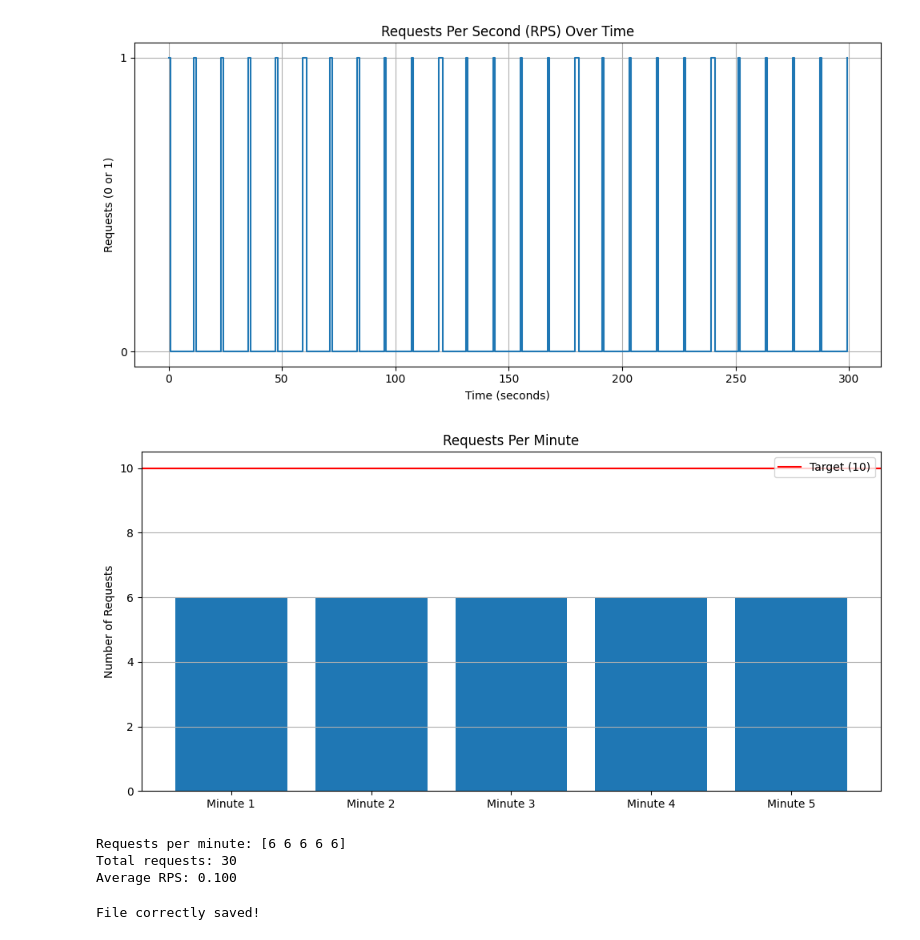
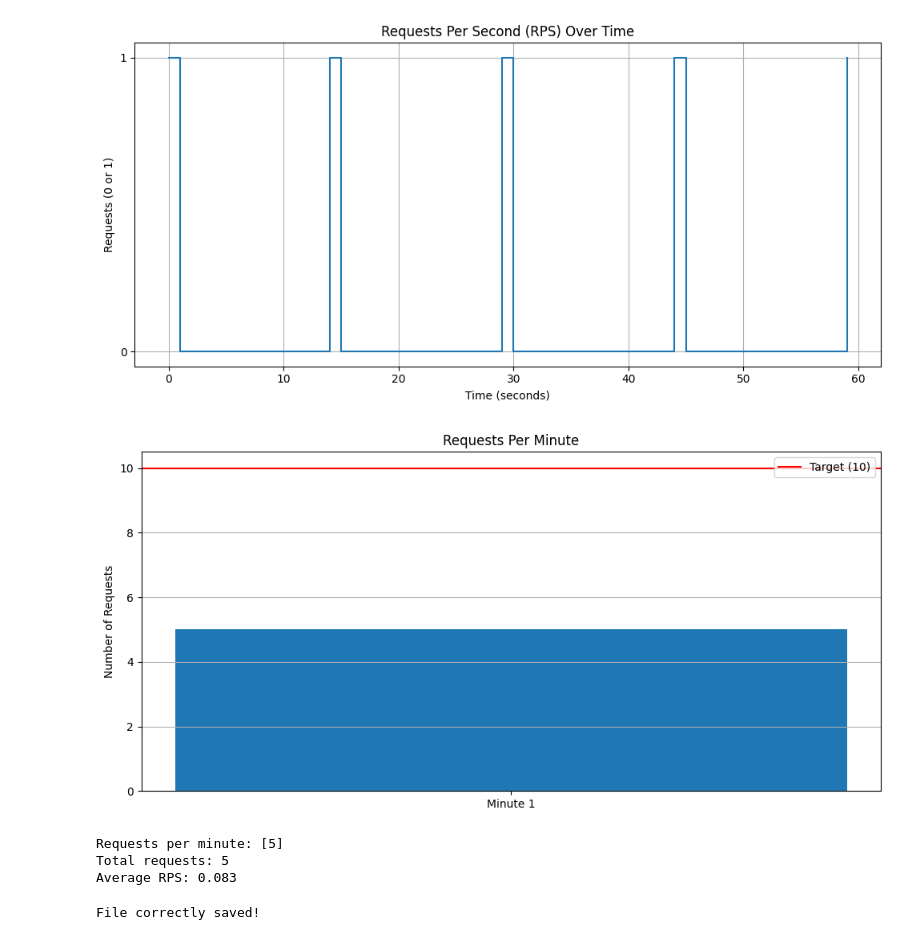
Before and after one commit to chris-carstens/adaptive-resource-management-ai, a Jupyter notebook: JMeter/WorkloadAndConfigGenerator.ipynb, the cells around one changed output. Drawn from its saved outputs; the diff is of its cells as text; code cells hidden in the pictures.

```diff
--- a/JMeter/WorkloadAndConfigGenerator.ipynb
+++ b/JMeter/WorkloadAndConfigGenerator.ipynb
@@ -5,8 +5,8 @@ import matplotlib.pyplot as plt
 import xml.etree.ElementTree as ET
 from jmeterConfig import *
 # %%
-seconds = 300  # Changed from 180 to 300 (5 minutes)
-requestsPerMinute = 6
+seconds = 60  # Changed from 180 to 300 (5 minutes)
+requestsPerMinute = 5
 
 requests_per_second = np.zeros(seconds, dtype=int)
 
@@ -42,38 +42,38 @@ requests_per_minute = np.array([
     np.sum(requests_per_second[i:i+60]) for i in range(0, seconds, 60)
 ])
 
 # Just to have a visual understanding, let's plot it
 plt.figure(figsize = (10, 5))
 plt.step(df['Time'], df['RPS'], where='post')
 plt.title('Requests Per Second (RPS) Over Time')
 plt.xlabel('Time (seconds)')
 plt.ylabel('Requests (0 or 1)')
 plt.yticks([0, 1])
 plt.grid(True)
 plt.tight_layout()
 
 # Show the request distribution per minute
 plt.figure(figsize = (10, 5))
 minute_labels = [f"Minute {i+1}" for i in range(len(requests_per_minute))]
 plt.bar(minute_labels, requests_per_minute)
 plt.title('Requests Per Minute')
 plt.ylabel('Number of Requests')
 plt.axhline(y=10, color='r', linestyle='-', label='Target (10)')
 plt.legend()
 plt.grid(True, axis='y')
 plt.tight_layout()
 
 plt.show()
 
 print(f"Requests per minute: {requests_per_minute}")
 print(f"Total requests: {np.sum(requests_per_second)}")
 print(f"Average RPS: {np.mean(requests_per_second):.3f}")
 # %% [output]
-[figure, old version]
+[figure, new version]
-[figure, old version]
+[figure, new version]
-Requests per minute: [6 6 6 6 6]
-Total requests: 30
-Average RPS: 0.100
+Requests per minute: [5]
+Total requests: 5
+Average RPS: 0.083
 # %%
 # File where we have defined the specific workload behaviour
 workload = 'workloadProfile.csv'
```
Also changed, not shown: 56 other files.
